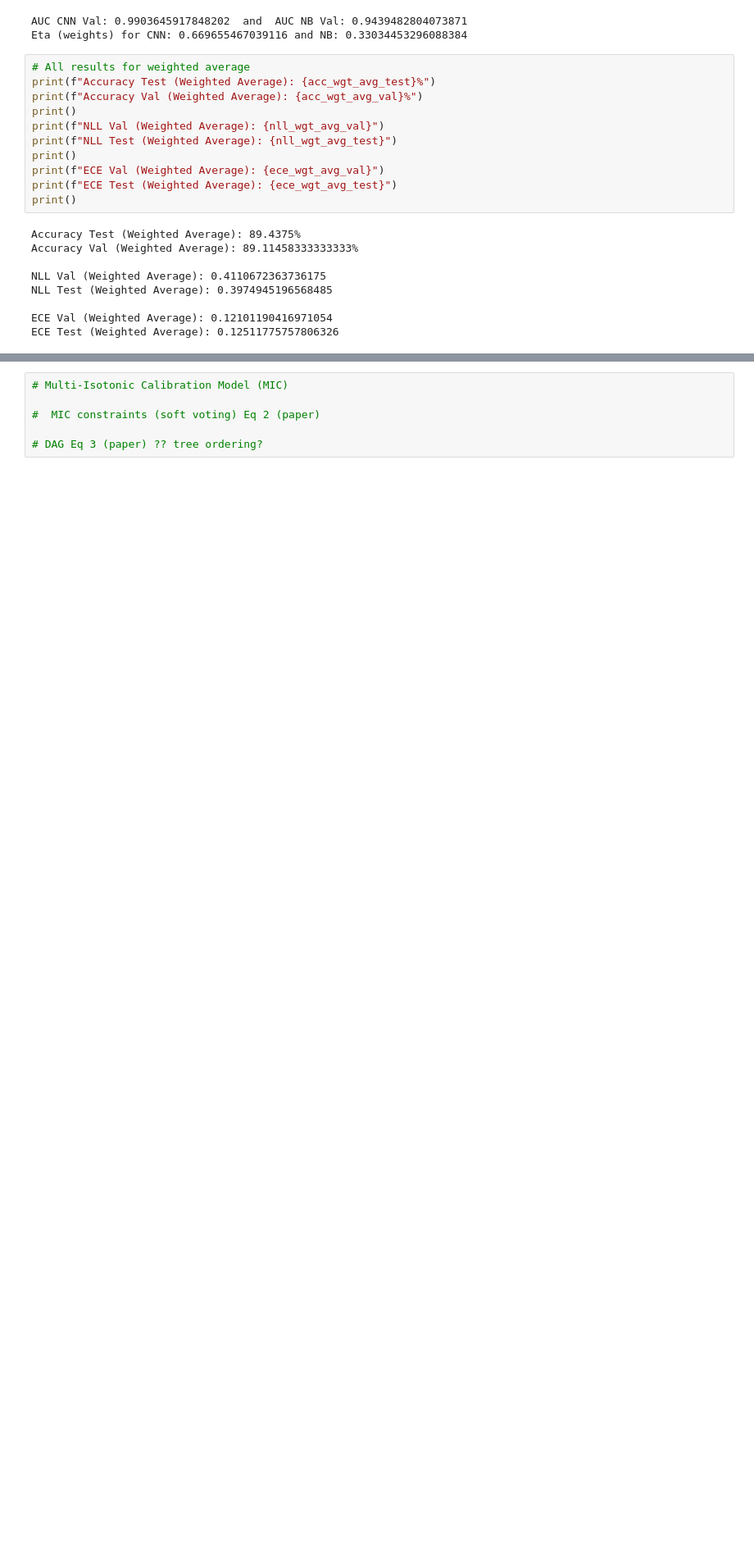
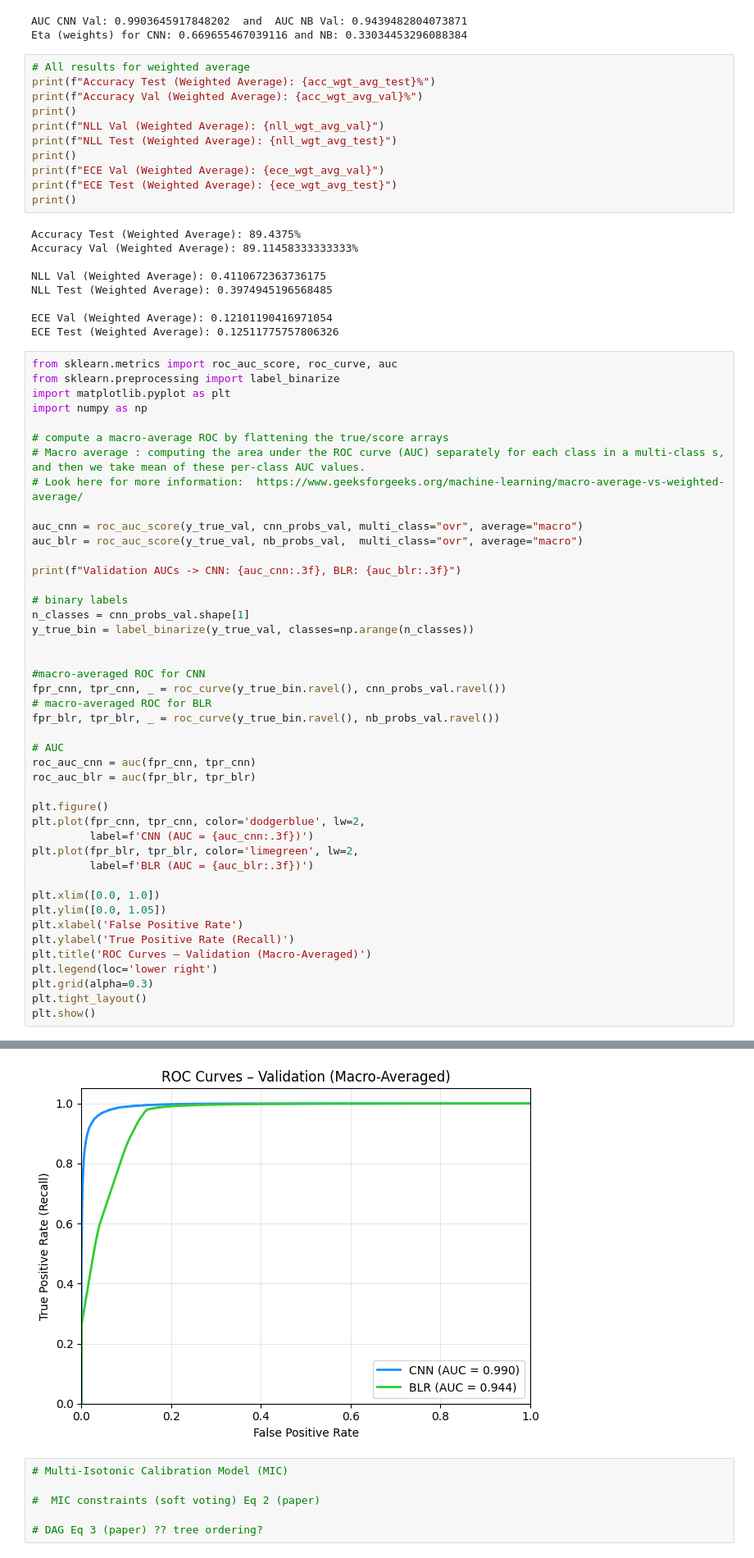
Before and after one commit to sssabere/Project_in_DataScience_Bayesian_DeepNeuralNetwork, a Jupyter notebook: Combine_CNN_BLR.ipynb, the cells around one changed output, grey strips where cells are left out. Shown at 82% size. Cells and saved outputs as stored; diff of their text form; blank space fills up the shorter version.

```diff
--- a/Combine_CNN_BLR.ipynb
+++ b/Combine_CNN_BLR.ipynb
@@ -270,3 +280,48 @@ NLL Test (Weighted Average): 0.3974945196568485
 
 ECE Val (Weighted Average): 0.12101190416971054
 ECE Test (Weighted Average): 0.12511775757806326
+# %%
+from sklearn.metrics import roc_auc_score, roc_curve, auc
+from sklearn.preprocessing import label_binarize
+import matplotlib.pyplot as plt
+import numpy as np
+
+# compute a macro-average ROC by flattening the true/score arrays
+# Macro average : computing the area under the ROC curve (AUC) separately for each class in a multi-class s, and then we take mean of these per-class AUC values.
+# Look here for more information:  https://www.geeksforgeeks.org/machine-learning/macro-average-vs-weighted-average/
+
+auc_cnn = roc_auc_score(y_true_val, cnn_probs_val, multi_class="ovr", average="macro")
+auc_blr = roc_auc_score(y_true_val, nb_probs_val,  multi_class="ovr", average="macro")
+
+print(f"Validation AUCs -> CNN: {auc_cnn:.3f}, BLR: {auc_blr:.3f}")
+
+# binary labels
+n_classes = cnn_probs_val.shape[1]
+y_true_bin = label_binarize(y_true_val, classes=np.arange(n_classes))
+
+
+#macro-averaged ROC for CNN
+fpr_cnn, tpr_cnn, _ = roc_curve(y_true_bin.ravel(), cnn_probs_val.ravel())
+# macro-averaged ROC for BLR
+fpr_blr, tpr_blr, _ = roc_curve(y_true_bin.ravel(), nb_probs_val.ravel())
+
+# AUC
+roc_auc_cnn = auc(fpr_cnn, tpr_cnn)
+roc_auc_blr = auc(fpr_blr, tpr_blr)
+
+plt.figure()
+plt.plot(fpr_cnn, tpr_cnn, color='dodgerblue', lw=2,
+         label=f'CNN (AUC = {auc_cnn:.3f})')
+plt.plot(fpr_blr, tpr_blr, color='limegreen', lw=2,
+         label=f'BLR (AUC = {auc_blr:.3f})')
+
+plt.xlim([0.0, 1.0])
+plt.ylim([0.0, 1.05])
+plt.xlabel('False Positive Rate')
+plt.ylabel('True Positive Rate (Recall)')
+plt.title('ROC Curves – Validation (Macro-Averaged)')
+plt.legend(loc='lower right')
+plt.grid(alpha=0.3)
+plt.tight_layout()
+plt.show()
+# %% [output]
@@ -273,3 +329,4 @@ ECE Test (Weighted Average): 0.12511775757806326
+[figure, added]
 # %%
 # Multi-Isotonic Calibration Model (MIC)
 
```
Also changed, not shown: parts of 23 cells of this notebook, 1 other file.
